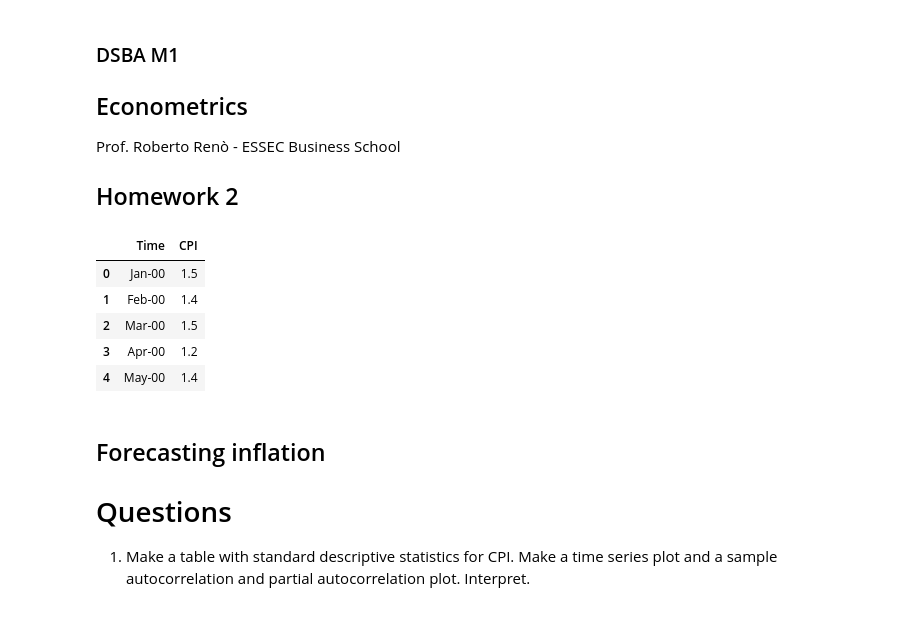
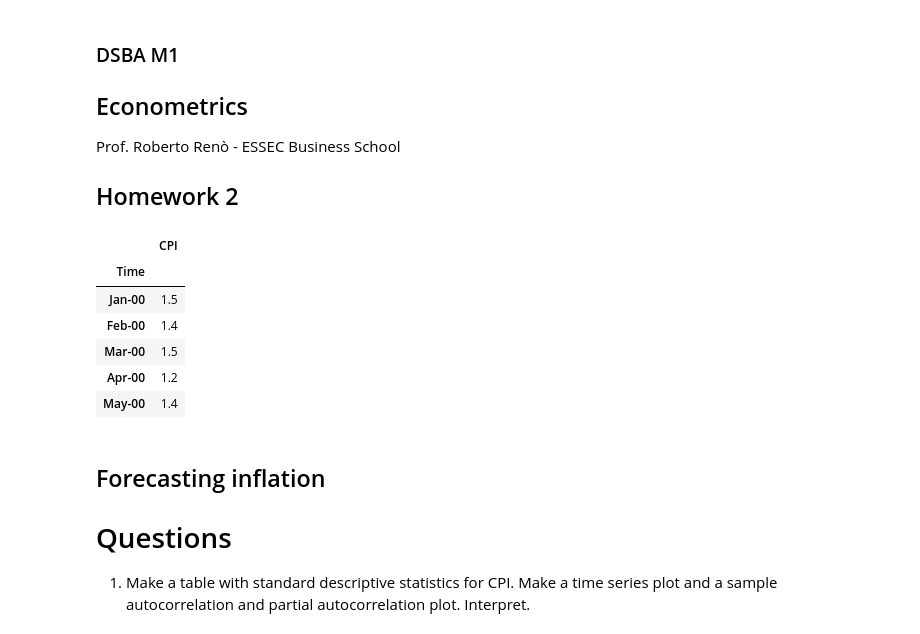
Before and after one commit to tristan-bailly/Econometrics_HW1, a Jupyter notebook: Homework_2_DSBA.ipynb, the cells around one changed output. Cells and saved outputs as stored; diff of their text form; code cells hidden in the pictures.

```diff
--- a/Homework_2_DSBA.ipynb
+++ b/Homework_2_DSBA.ipynb
@@ -10,13 +13,15 @@ import pandas as pd
 # %%
 data = pd.read_csv("Inflation_France_OECD.csv", sep=';')
+data = data.set_index("Time")
 data.head()
 # %% [output]
-|  | Time | CPI |
-| 0 | Jan-00 | 1.5 |
-| 1 | Feb-00 | 1.4 |
-| 2 | Mar-00 | 1.5 |
-| 3 | Apr-00 | 1.2 |
-| 4 | May-00 | 1.4 |
+|  | CPI |
+| Time |  |
+| Jan-00 | 1.5 |
+| Feb-00 | 1.4 |
+| Mar-00 | 1.5 |
+| Apr-00 | 1.2 |
+| May-00 | 1.4 |
 # %% [markdown]
 ## Forecasting inflation
 
```
Also changed, not shown: parts of 9 cells of this notebook.
